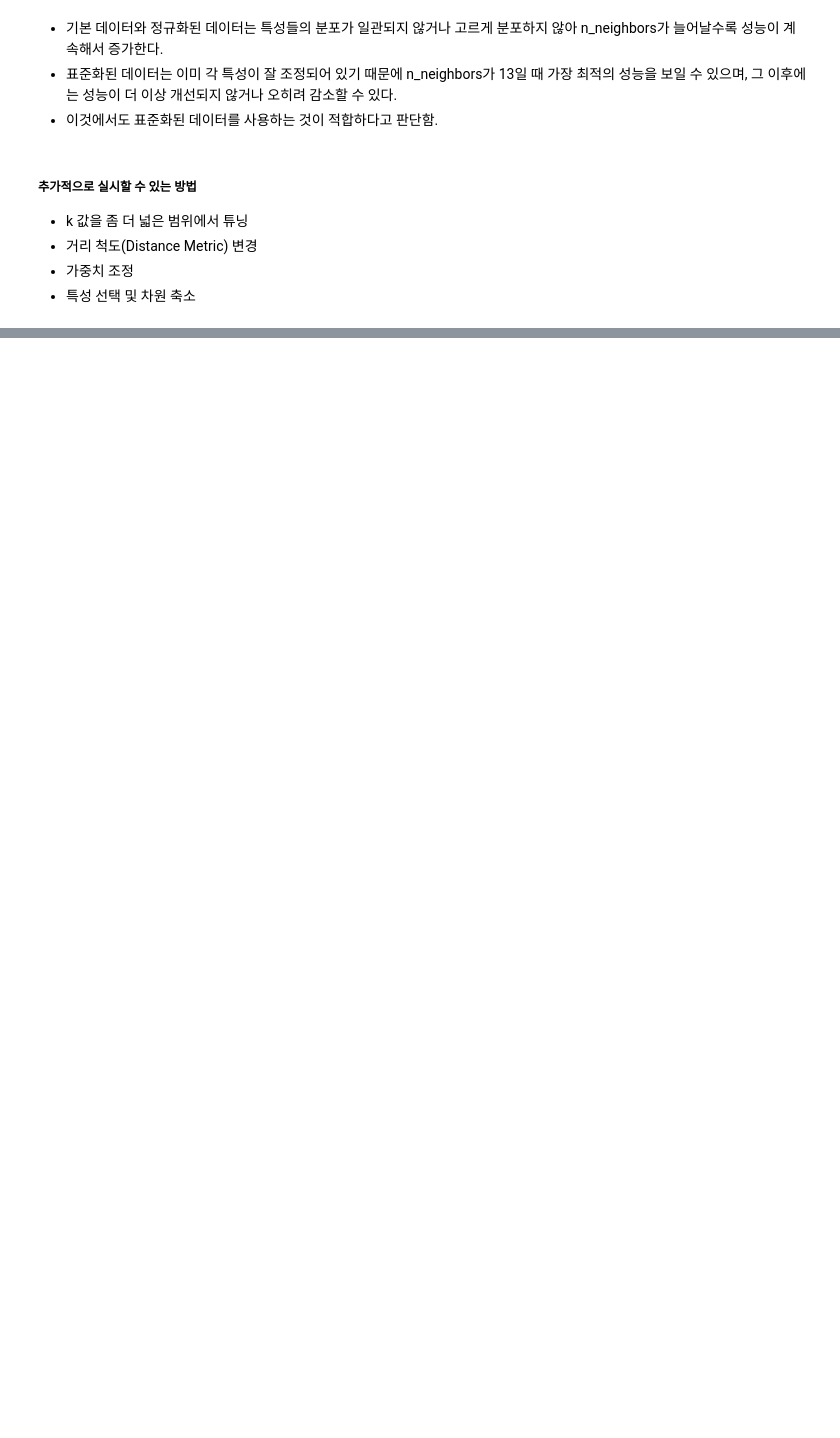
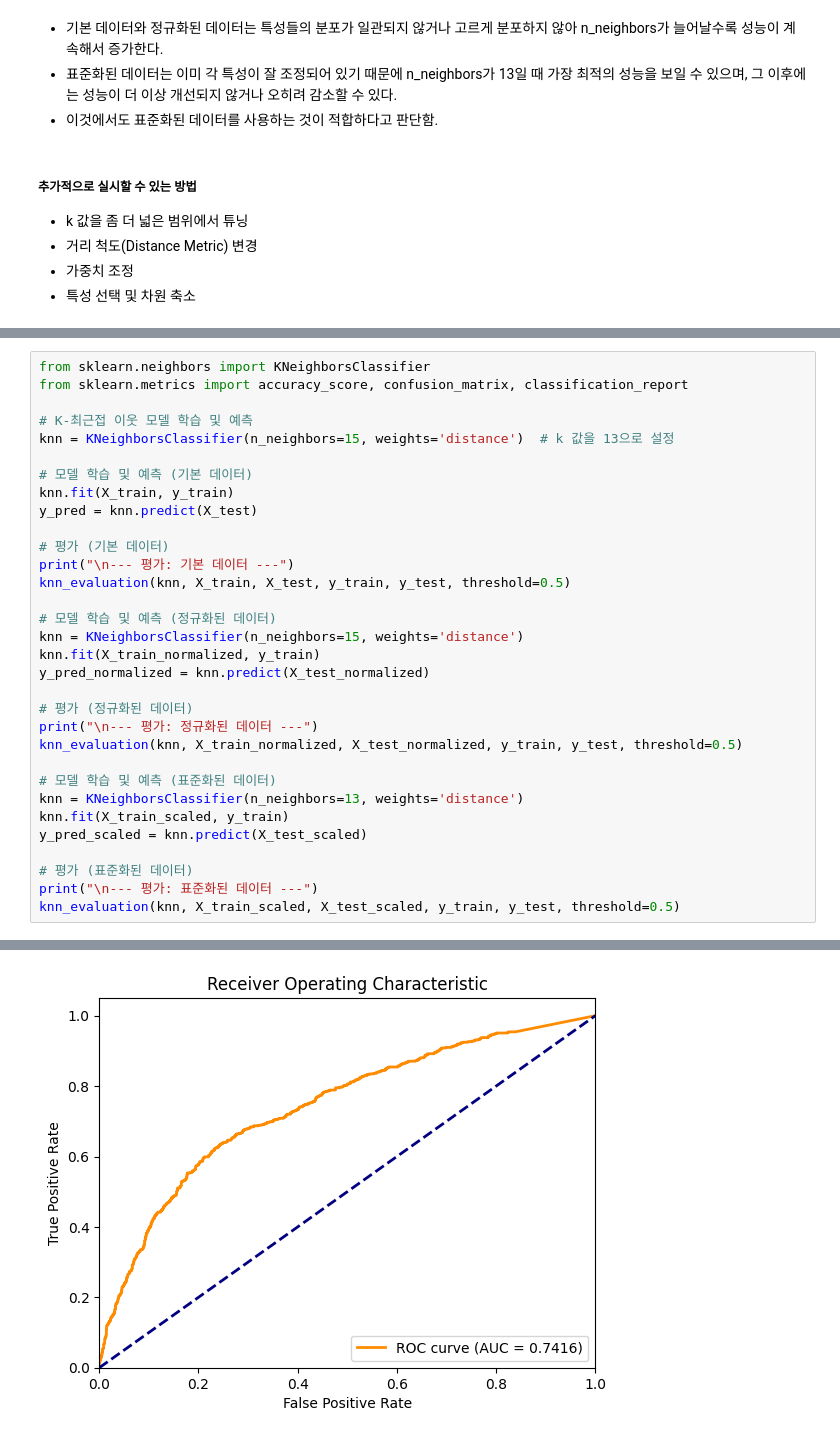
Before and after one commit to SKNETWORKS-FAMILY-AICAMP/SKN09-2nd-4Team, a Jupyter notebook: YJ/ml.ipynb, the cells around one changed output, grey strips where cells are left out. Saved outputs shown, nothing was run; the diff lists cells and outputs as text; blank space fills up the shorter version.

```diff
--- a/YJ/ml.ipynb
+++ b/YJ/ml.ipynb
@@ -342,0 +618,33 @@ Best k value: 17
+# %%
+from sklearn.neighbors import KNeighborsClassifier
+from sklearn.metrics import accuracy_score, confusion_matrix, classification_report
+
+# K-최근접 이웃 모델 학습 및 예측
+knn = KNeighborsClassifier(n_neighbors=15, weights='distance')  # k 값을 13으로 설정
+
+# 모델 학습 및 예측 (기본 데이터)
+knn.fit(X_train, y_train)
+y_pred = knn.predict(X_test)
+
+# 평가 (기본 데이터)
+print("\n--- 평가: 기본 데이터 ---")
+knn_evaluation(knn, X_train, X_test, y_train, y_test, threshold=0.5)
+
+# 모델 학습 및 예측 (정규화된 데이터)
+knn = KNeighborsClassifier(n_neighbors=15, weights='distance')
+knn.fit(X_train_normalized, y_train)
+y_pred_normalized = knn.predict(X_test_normalized)
+
+# 평가 (정규화된 데이터)
+print("\n--- 평가: 정규화된 데이터 ---")
+knn_evaluation(knn, X_train_normalized, X_test_normalized, y_train, y_test, threshold=0.5)
+
+# 모델 학습 및 예측 (표준화된 데이터)
+knn = KNeighborsClassifier(n_neighbors=13, weights='distance')
+knn.fit(X_train_scaled, y_train)
+y_pred_scaled = knn.predict(X_test_scaled)
+
+# 평가 (표준화된 데이터)
+print("\n--- 평가: 표준화된 데이터 ---")
+knn_evaluation(knn, X_train_scaled, X_test_scaled, y_train, y_test, threshold=0.5)
+# %% [output]
@@ -342,0 +669 @@ Best k value: 17
+[figure, added]
```
Also changed, not shown: parts of 25 cells of this notebook, 1 other file.
